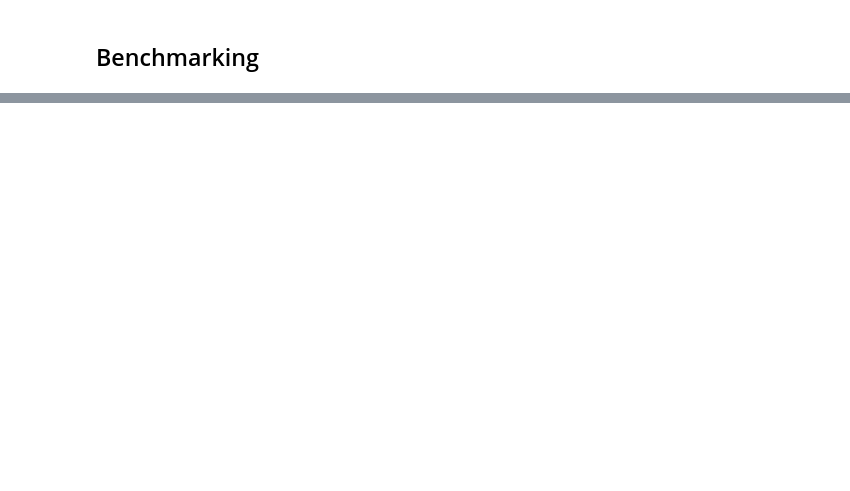
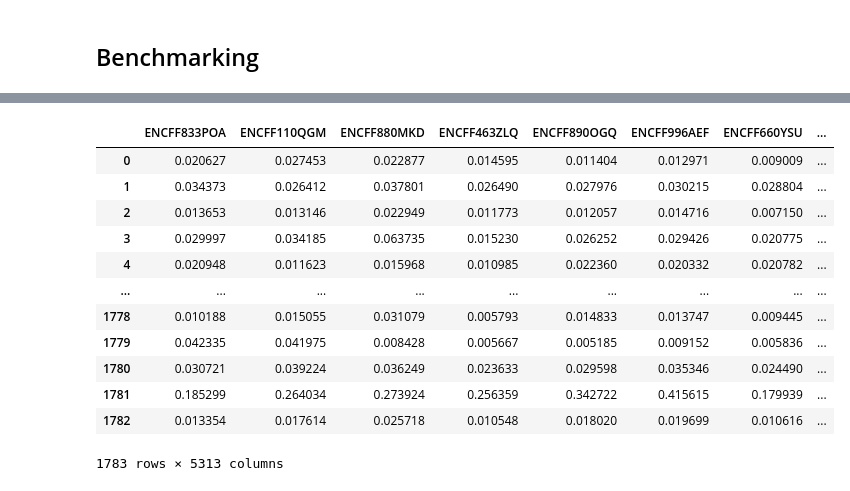
Before and after one commit to minjaf/TraitGym, a Jupyter notebook: workflow/notebooks/enformer.ipynb, the cells around one changed output, grey strips where cells are left out. Drawn from its saved outputs; the diff is of its cells as text; code cells hidden in the pictures; blank space fills up the shorter version.

```diff
--- a/workflow/notebooks/enformer.ipynb
+++ b/workflow/notebooks/enformer.ipynb
@@ -187,0 +129,2 @@ l2_score.shape
+# %%
+d.set_transform(transform_f)
@@ -187,0 +164,15 @@ l2_score.shape
+# %%
+#torch.set_float32_matmul_precision("medium")
+training_args = TrainingArguments(
+    output_dir=tempfile.TemporaryDirectory().name,
+    per_device_eval_batch_size=8,
+    dataloader_num_workers=8,
+    remove_unused_columns=False,
+    #torch_compile=True,
+    #fp16=True,
+    #fp16_full_eval=True,
+)
+trainer = Trainer(model=model, args=training_args)
+preds = trainer.predict(test_dataset=d).predictions
+#preds.shape
+preds
@@ -205,0 +226,17 @@ average_precision_score(V.head(n).label, np.linalg.norm(l2_score[:n], axis=1))
+# %%
+df = pd.DataFrame(preds, columns=model.data_params['tasks']["name"])
+df
+# %% [output]
+|  | ENCFF833POA | ENCFF110QGM | ENCFF880MKD | ENCFF463ZLQ | ENCFF890OGQ | ENCFF996AEF | ENCFF660YSU | ... |
+| 0 | 0.020627 | 0.027453 | 0.022877 | 0.014595 | 0.011404 | 0.012971 | 0.009009 | ... |
+| 1 | 0.034373 | 0.026412 | 0.037801 | 0.026490 | 0.027976 | 0.030215 | 0.028804 | ... |
+| 2 | 0.013653 | 0.013146 | 0.022949 | 0.011773 | 0.012057 | 0.014716 | 0.007150 | ... |
+| 3 | 0.029997 | 0.034185 | 0.063735 | 0.015230 | 0.026252 | 0.029426 | 0.020775 | ... |
+| 4 | 0.020948 | 0.011623 | 0.015968 | 0.010985 | 0.022360 | 0.020332 | 0.020782 | ... |
+| ... | ... | ... | ... | ... | ... | ... | ... | ... |
+| 1778 | 0.010188 | 0.015055 | 0.031079 | 0.005793 | 0.014833 | 0.013747 | 0.009445 | ... |
+| 1779 | 0.042335 | 0.041975 | 0.008428 | 0.005667 | 0.005185 | 0.009152 | 0.005836 | ... |
+| 1780 | 0.030721 | 0.039224 | 0.036249 | 0.023633 | 0.029598 | 0.035346 | 0.024490 | ... |
+| 1781 | 0.185299 | 0.264034 | 0.273924 | 0.256359 | 0.342722 | 0.415615 | 0.179939 | ... |
+| 1782 | 0.013354 | 0.017614 | 0.025718 | 0.010548 | 0.018020 | 0.019699 | 0.010616 | ... |
+1783 rows × 5313 columns
```
Also changed, not shown: parts of 32 cells of this notebook, 1 other file.
